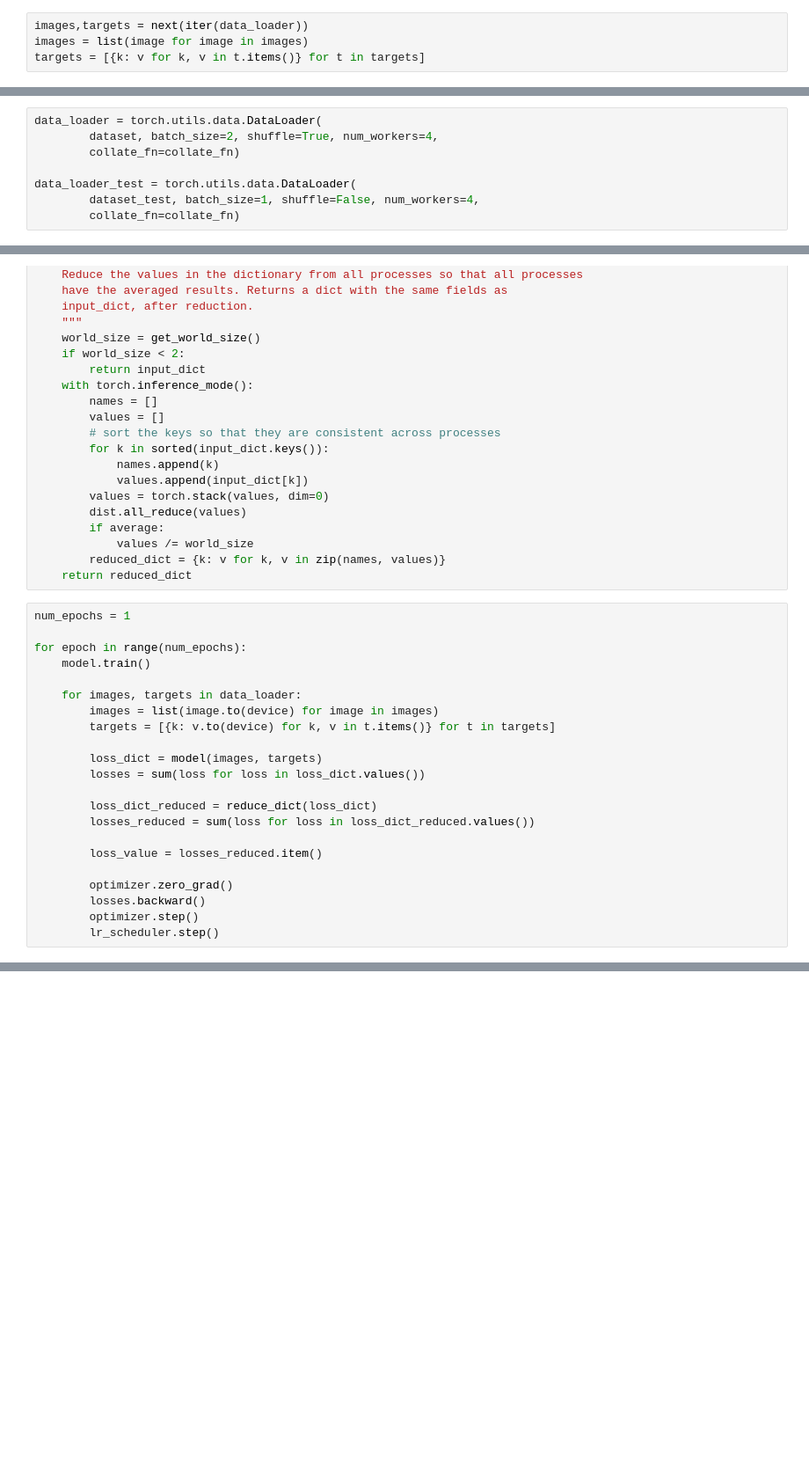
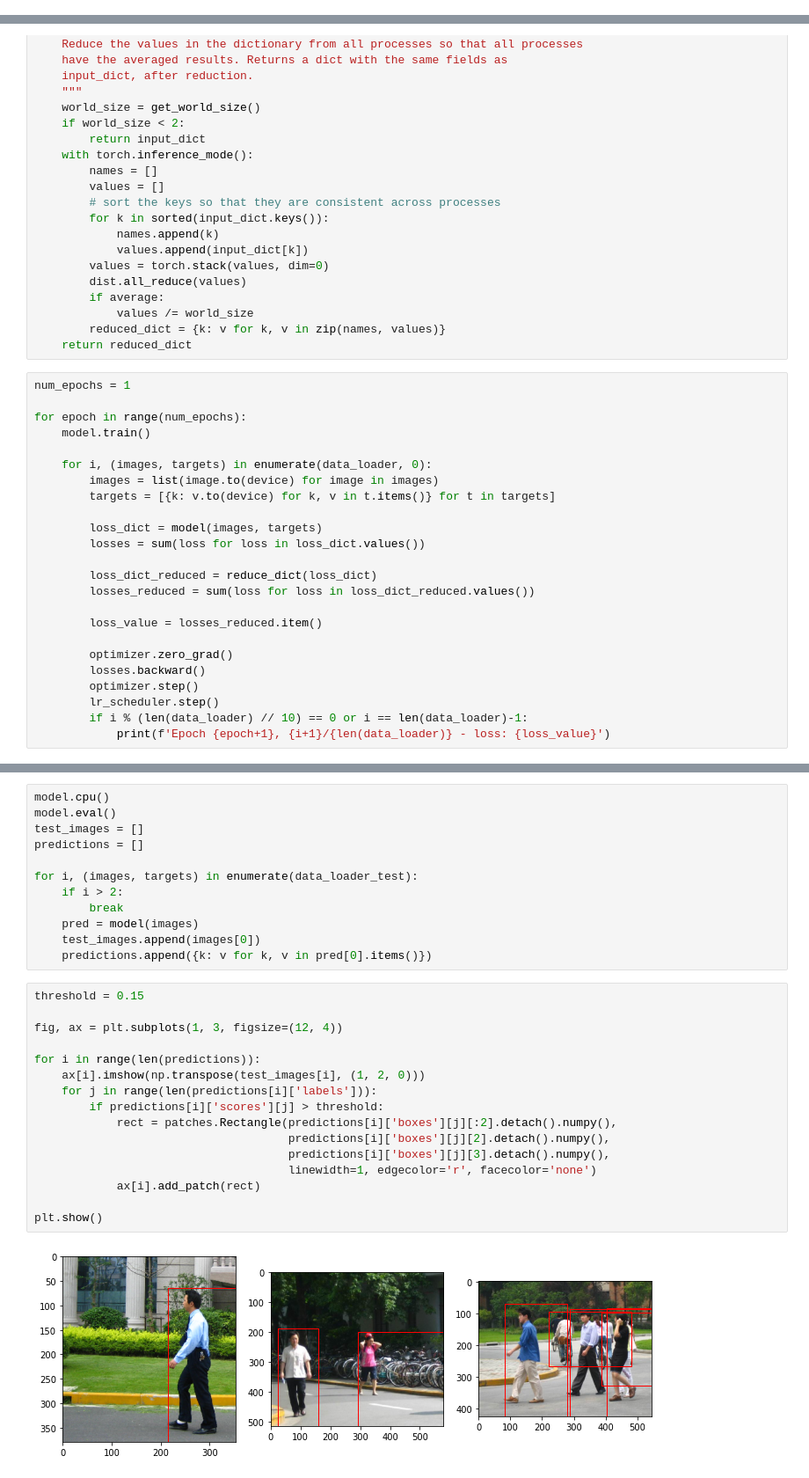
Before and after one commit to moreih29/object-detection-tutorial, a Jupyter notebook: faster-rcnn-tutorial.ipynb, the cells around one changed output, grey strips where cells are left out. Shown at 88% size. Cells and saved outputs as stored; diff of their text form; blank space fills up the shorter version.

```diff
--- a/faster-rcnn-tutorial.ipynb
+++ b/faster-rcnn-tutorial.ipynb
@@ -108,4 +112,0 @@ data_loader = torch.utils.data.DataLoader(
-# %%
-images,targets = next(iter(data_loader))
-images = list(image for image in images)
-targets = [{k: v for k, v in t.items()} for t in targets]
@@ -158,11 +123,3 @@ dataset_test = torch.utils.data.Subset(dataset, indices[-50:])
-# %%
-data_loader = torch.utils.data.DataLoader(
-        dataset, batch_size=2, shuffle=True, num_workers=4,
-        collate_fn=collate_fn)
-
-data_loader_test = torch.utils.data.DataLoader(
-        dataset_test, batch_size=1, shuffle=False, num_workers=4,
-        collate_fn=collate_fn)
 # %%
 device = torch.device('cuda') if torch.cuda.is_available() else torch.device('cpu')
 # %%
@@ -220,7 +177,7 @@ num_epochs = 1
 for epoch in range(num_epochs):
     model.train()
 
-    for images, targets in data_loader:
+    for i, (images, targets) in enumerate(data_loader, 0):
         images = list(image.to(device) for image in images)
         targets = [{k: v.to(device) for k, v in t.items()} for t in targets]
 
@@ -236,4 +193,6 @@ for epoch in range(num_epochs):
         losses.backward()
         optimizer.step()
         lr_scheduler.step()
+        if i % (len(data_loader) // 10) == 0 or i == len(data_loader)-1:
+            print(f'Epoch {epoch+1}, {i+1}/{len(data_loader)} - loss: {loss_value}')
 # %% [output]
@@ -240,0 +210,30 @@ RuntimeError: CUDA out of memory. Tried to allocate 138.00 MiB (GPU 0; 2.00 GiB
+# %%
+model.cpu()
+model.eval()
+test_images = []
+predictions = []
+
+for i, (images, targets) in enumerate(data_loader_test):
+    if i > 2:
+        break
+    pred = model(images)
+    test_images.append(images[0])
+    predictions.append({k: v for k, v in pred[0].items()})
+# %%
+threshold = 0.15
+
+fig, ax = plt.subplots(1, 3, figsize=(12, 4))
+
+for i in range(len(predictions)):
+    ax[i].imshow(np.transpose(test_images[i], (1, 2, 0)))
+    for j in range(len(predictions[i]['labels'])):
+        if predictions[i]['scores'][j] > threshold:
+            rect = patches.Rectangle(predictions[i]['boxes'][j][:2].detach().numpy(),
+                                     predictions[i]['boxes'][j][2].detach().numpy(),
+                                     predictions[i]['boxes'][j][3].detach().numpy(),
+                                     linewidth=1, edgecolor='r', facecolor='none')
+            ax[i].add_patch(rect)
+
+plt.show()
+# %% [output]
+[figure, added]
```
Also changed, not shown: parts of 13 cells of this notebook, 1 other file.
